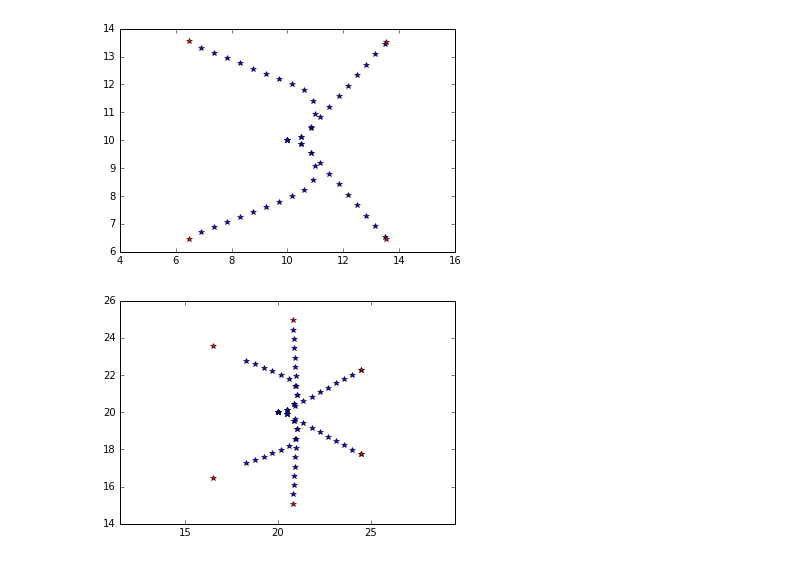
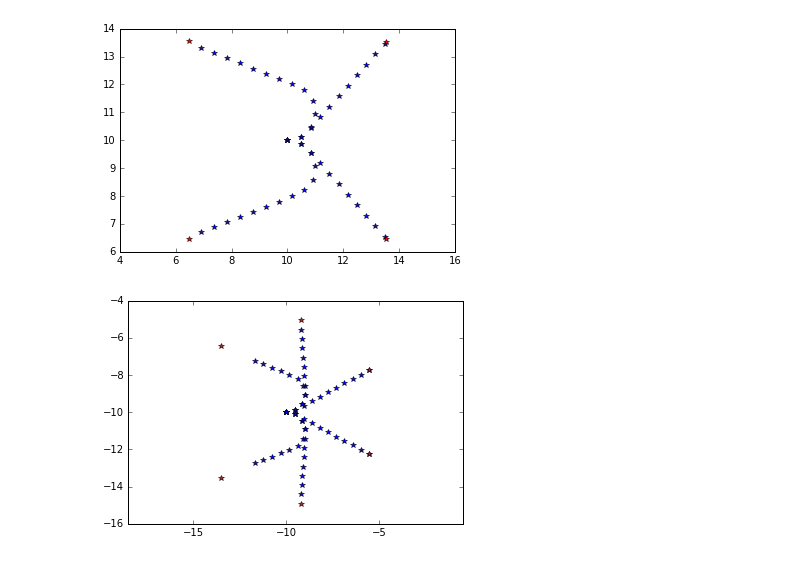
Before and after one commit to expeditionary-robotics/informative-path-planning, a Jupyter notebook: dubins_curves.ipynb, the cells around one changed output. Cells and saved outputs as stored; diff of their text form; code cells hidden in the pictures.

Commit message:
New beta, adjusted paths, working myopic planner

```diff
--- a/dubins_curves.ipynb
+++ b/dubins_curves.ipynb
@@ -229,32 +234,32 @@ class Dubins_EqualPath_Generator(Path_Generator):
         # find the "shortest" path in sample space
         current_min = 1000
         for key,path in coords.items():
             if len(path) < current_min:
                 current_min = len(path)
 
         # limit all paths to the shortest path in sample space
         for key,path in coords.items():
             if len(path) > current_min:
                 path = path[0:current_min]
                 coords[key]=path
 
         self.samples = coords
         return coords
 
 DEPG = Dubins_EqualPath_Generator(frontier_size=6, horizon_length=5, turning_radius=1, sample_step=0.5)
-s = DEPG.get_path_set((10,10,0))
+s = DEPG.get_path_set((-10,-10,0))
 
 m = DEPG.get_frontier_points()
 m = np.array(m)
 l = DEPG.get_sample_points()
 
 fig,ax = plt.subplots(1,1)
 ax.axis('equal')
 for key,val in l.items():
     f = np.array(val)
     plt.plot(f[:,0], f[:,1], 'b*')
 
 plt.plot(m[:,0], m[:,1], 'r*')
 plt.show()
 # %% [output]
-[figure, old version]
+[figure, new version]
```
Also changed, not shown: parts of 2 cells of this notebook, 1 other file.
